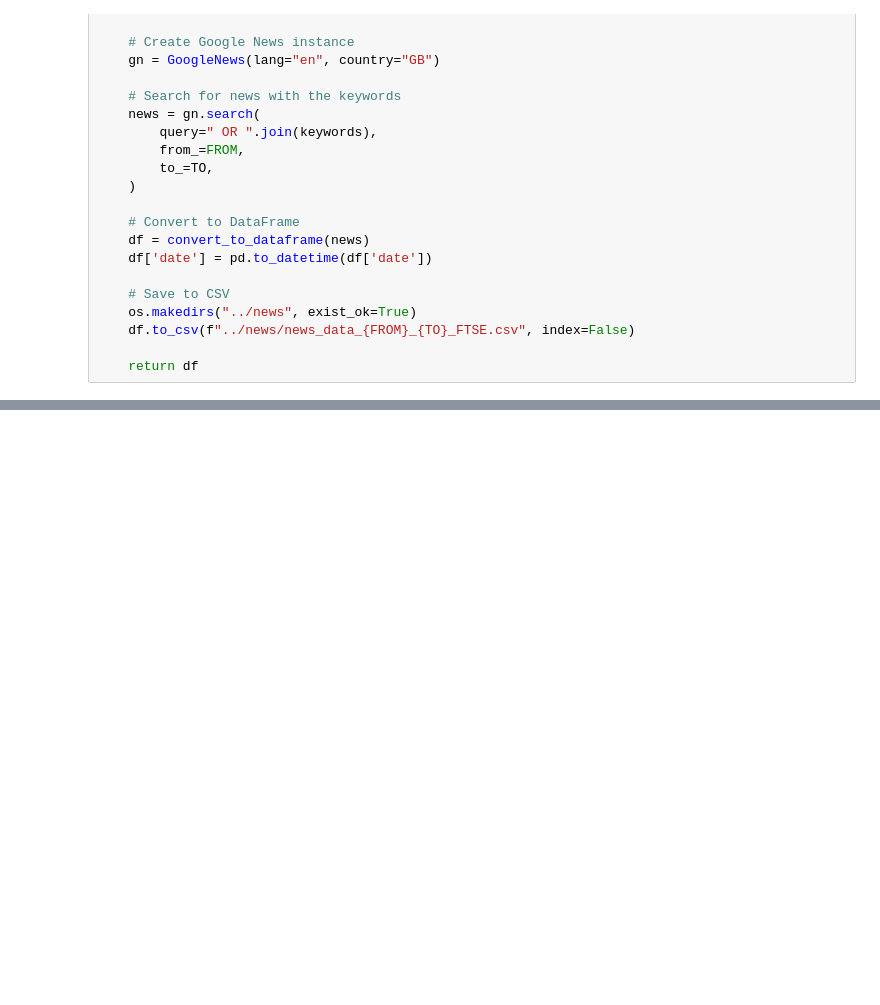
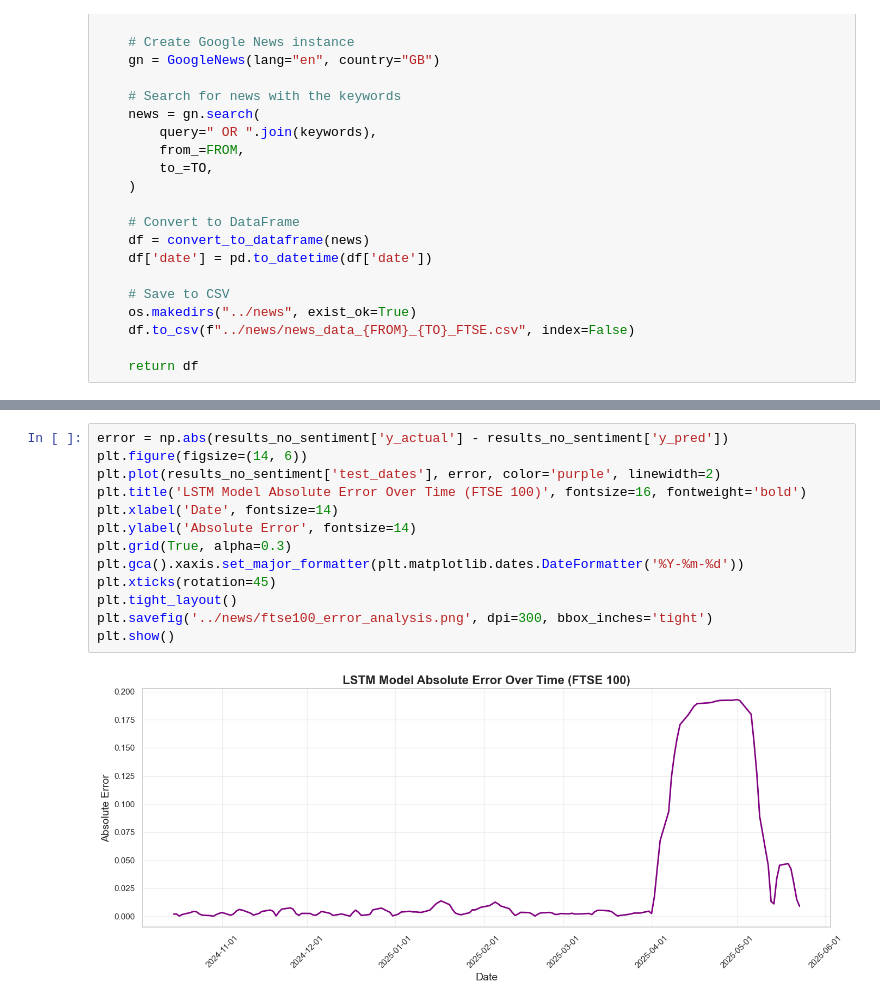
Before and after one commit to nestorojeda/DistilBERTFinancialSentiment, a Jupyter notebook: notebooks/5_volatility_analysis_ftse.ipynb, the cells around one changed output, grey strips where cells are left out. Drawn from its saved outputs; the diff is of its cells as text; blank space fills up the shorter version.

```diff
--- a/notebooks/5_volatility_analysis_ftse.ipynb
+++ b/notebooks/5_volatility_analysis_ftse.ipynb
@@ -182,0 +228,15 @@ plt.show()
+# %%
+error = np.abs(results_no_sentiment['y_actual'] - results_no_sentiment['y_pred'])
+plt.figure(figsize=(14, 6))
+plt.plot(results_no_sentiment['test_dates'], error, color='purple', linewidth=2)
+plt.title('LSTM Model Absolute Error Over Time (FTSE 100)', fontsize=16, fontweight='bold')
+plt.xlabel('Date', fontsize=14)
+plt.ylabel('Absolute Error', fontsize=14)
+plt.grid(True, alpha=0.3)
+plt.gca().xaxis.set_major_formatter(plt.matplotlib.dates.DateFormatter('%Y-%m-%d'))
+plt.xticks(rotation=45)
+plt.tight_layout()
+plt.savefig('../news/ftse100_error_analysis.png', dpi=300, bbox_inches='tight')
+plt.show()
+# %% [output]
+[figure, added]
```
Also changed, not shown: parts of 10 cells of this notebook, 1 other file.
